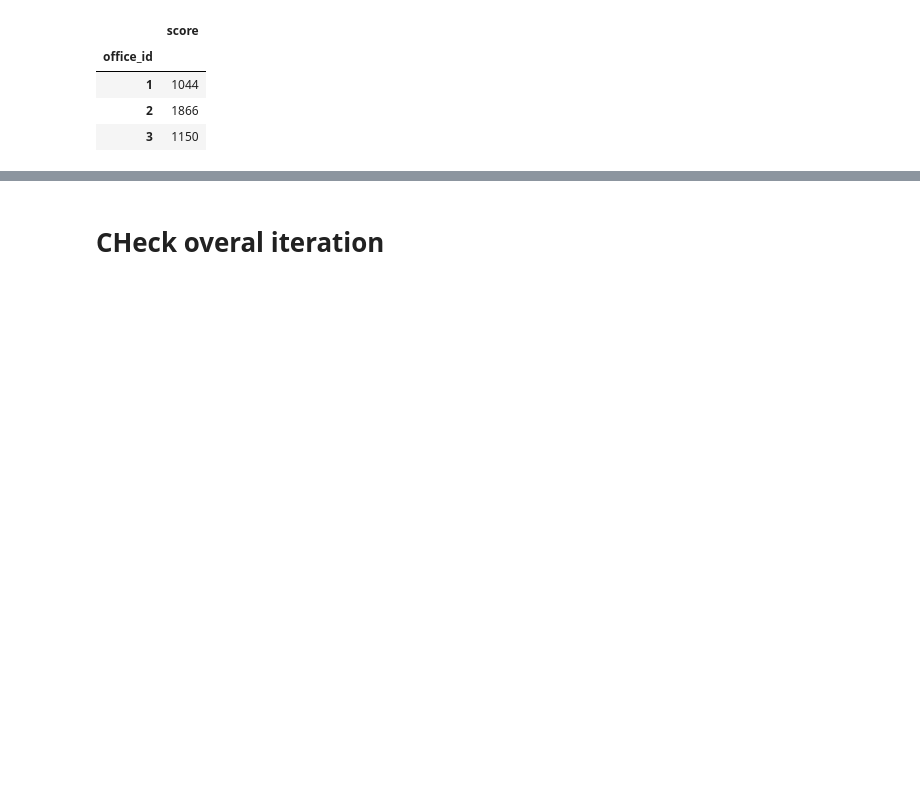
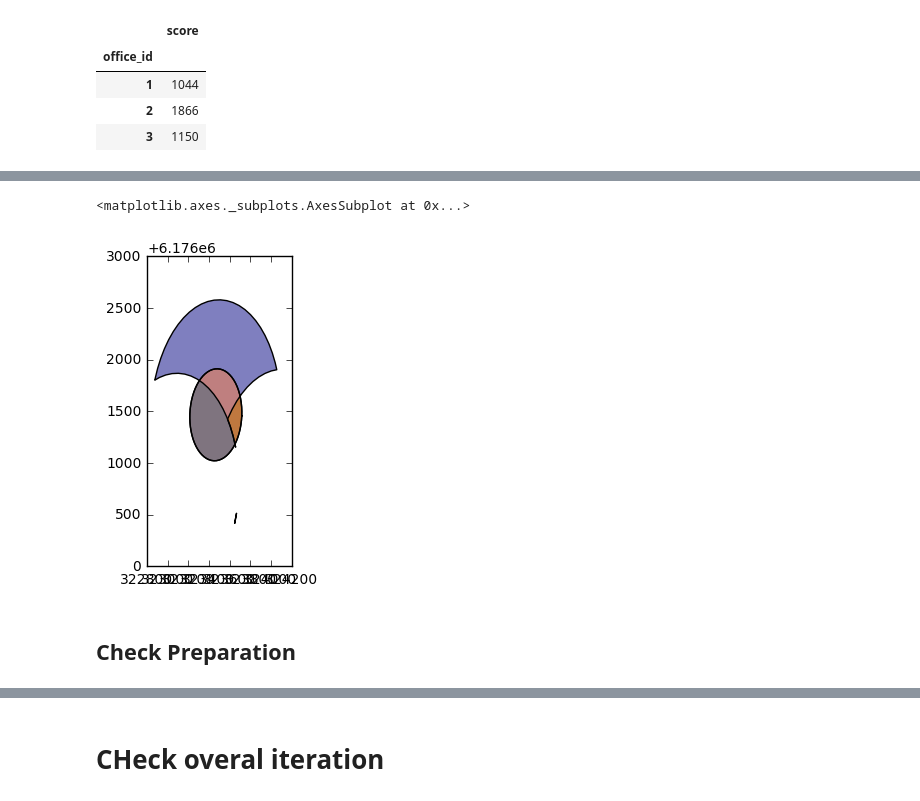
Before and after one commit to Casyfill/aventika2, a Jupyter notebook: jupyter_examples/1_data_check.ipynb, the cells around one changed output, grey strips where cells are left out. Saved outputs shown, nothing was run; the diff lists cells and outputs as text; code cells hidden in the pictures; blank space fills up the shorter version.

```diff
--- a/jupyter_examples/1_data_check.ipynb
+++ b/jupyter_examples/1_data_check.ipynb
@@ -189,0 +306,7 @@ g
+# %%
+update_buff(buff2, 2).plot()
+# %% [output]
+<matplotlib.axes._subplots.AxesSubplot at 0x...>
+[figure, added]
+# %% [markdown]
+## Check Preparation
```
Also changed, not shown: parts of 14 cells of this notebook, 5 other files.
